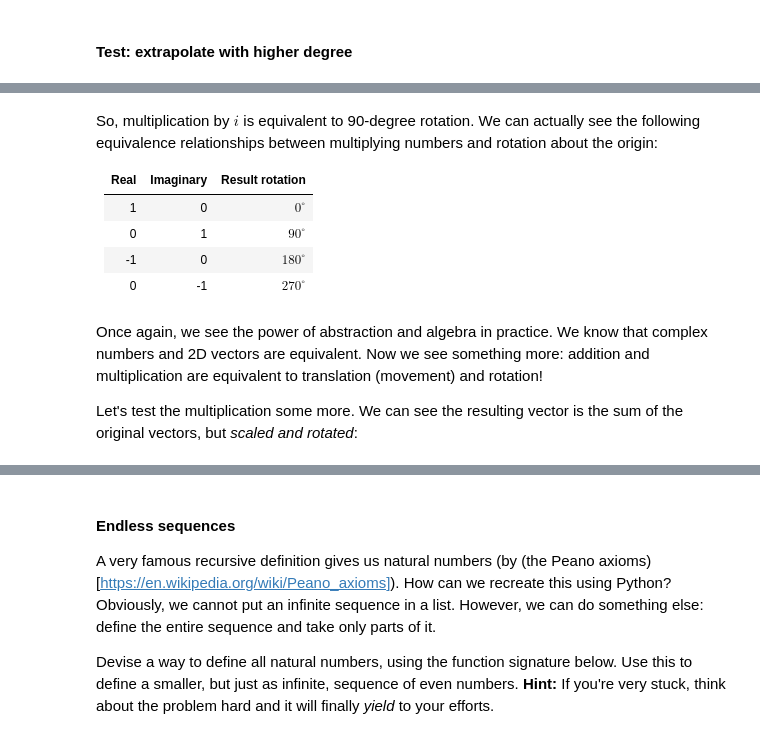
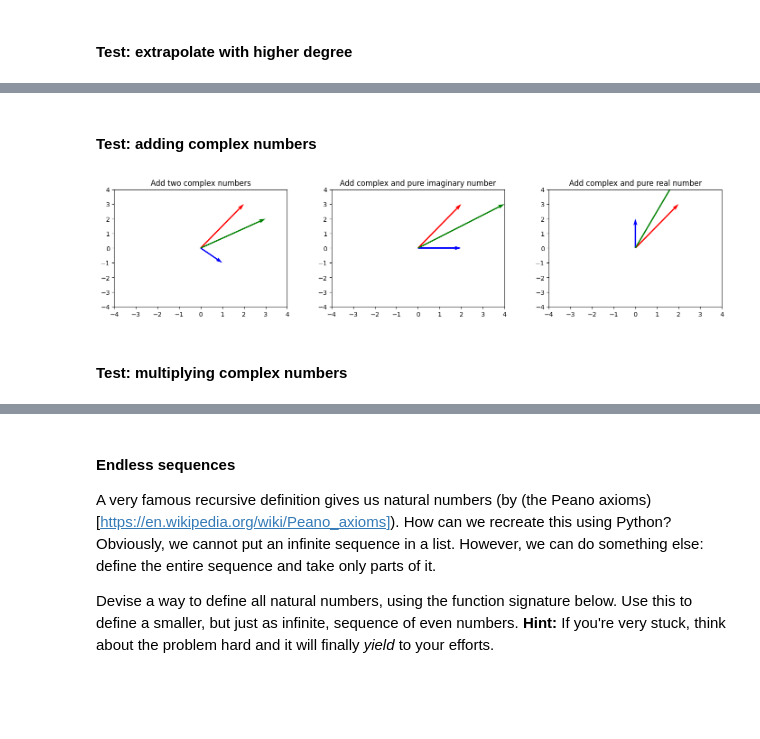
Before and after one commit to MirkaIvanova/softuni, a Jupyter notebook: 01.math/homeworks/02.Basic-Algebra-Exercise/Homework Basic Algebra Exercise.ipynb, the cells around one changed output, grey strips where cells are left out. Drawn from its saved outputs; the diff is of its cells as text; code cells hidden in the pictures; blank space fills up the shorter version.

```diff
--- a/01.math/homeworks/02.Basic-Algebra-Exercise/Homework Basic Algebra Exercise.ipynb
+++ b/01.math/homeworks/02.Basic-Algebra-Exercise/Homework Basic Algebra Exercise.ipynb
@@ -185 +200,25 @@ How about multiplication? First we know that multiplying by 1 gives us the same
+# %% [markdown]
+#### Test: adding complex numbers
+# %%
+fig, (ax1, ax2, ax3) = plt.subplots(1, 3, figsize=(5*3, 4*1))
+fig.tight_layout(pad=4)
+
+ax1.set_title("Add two complex numbers")
+z1 = 2 + 3j
+z2 = 1 - 1j
+plot_complex_numbers(ax1, [z1, z2, z1 + z2], ["red", "blue", "green"])
+
+ax2.set_title("Add complex and pure imaginary number")
+z1 = 2 + 3j
+z2 = 2 + 0j
+plot_complex_numbers(ax2, [z1, z2, z1 + z2], ["red", "blue", "green"])
+
+ax3.set_title("Add complex and pure real number")
+z1 = 2 + 3j
+z2 = 0 + 2j
+plot_complex_numbers(ax3, [z1, z2, z1 + z2], ["red", "blue", "green"])
+# %% [output]
+[figure, added]
+# %% [markdown]
+#### Test: multiplying complex numbers
 # %%
@@ -191,13 +239,0 @@ plot_complex_numbers([z, z * -1j], ["red", "blue"])
-# %% [markdown]
-So, multiplication by $i$ is equivalent to 90-degree rotation. We can actually see the following equivalence relationships between multiplying numbers and rotation about the origin:
-
-| Real | Imaginary | Result rotation |
-|------|-----------|-----------------|
-| 1    | 0         | $0^\circ$       |
-| 0    | 1         | $90^\circ$      |
-| -1   | 0         | $180^\circ$     |
-| 0    | -1        | $270^\circ$     |
-# %% [markdown]
-Once again, we see the power of abstraction and algebra in practice. We know that complex numbers and 2D vectors are equivalent. Now we see something more: addition and multiplication are equivalent to translation (movement) and rotation!
-
-Let's test the multiplication some more. We can see the resulting vector is the sum of the original vectors, but *scaled and rotated*:
```
Also changed, not shown: parts of 24 cells of this notebook.
